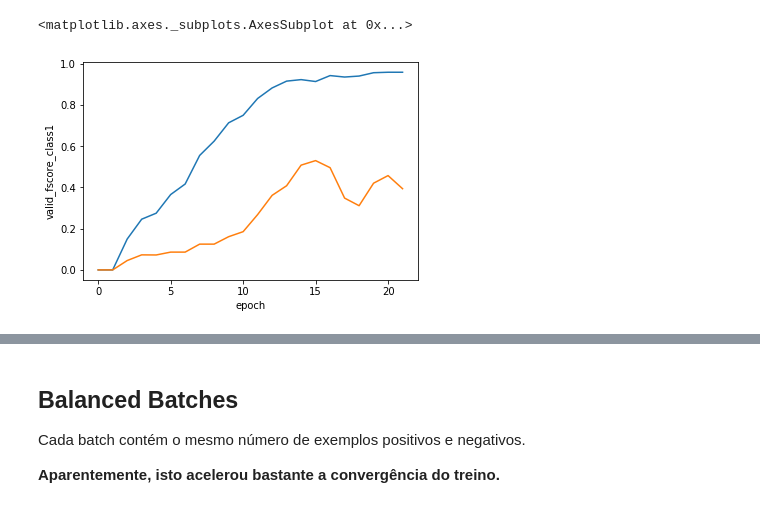
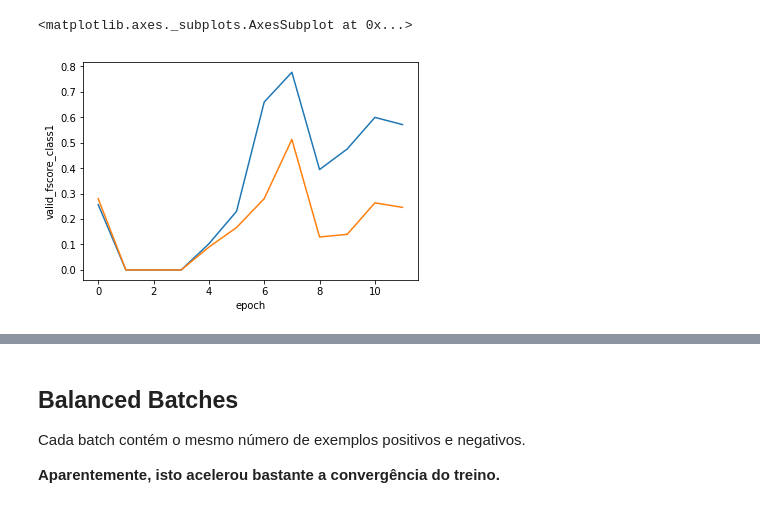
Before and after one commit to eraldoluis/textcnn, a Jupyter notebook: notebooks/test_parse_results.ipynb, the cells around one changed output, grey strips where cells are left out. Cells and saved outputs as stored; diff of their text form; code cells hidden in the pictures.

```diff
--- a/notebooks/test_parse_results.ipynb
+++ b/notebooks/test_parse_results.ipynb
@@ -32,8 +35,8 @@ def stack_dfs_subdirs(path, f_name):
     return pd.DataFrame(ds)
 # %%
-df = pd.DataFrame(linear_dicts_from_file("../results/out_train_20191117-132643-502882/res_perepoch.json"))
+df = pd.DataFrame(linear_dicts_from_file("../results/out_train_20191126-200229-350501/res_perepoch.json"))
 sns.lineplot(x="epoch", y="train_fscore_class1", data=df)
 sns.lineplot(x="epoch", y="valid_fscore_class1", data=df)
 # %% [output]
 <matplotlib.axes._subplots.AxesSubplot at 0x...>
-[figure, old version]
+[figure, new version]
```
Also changed, not shown: parts of 22 cells of this notebook, 54 other files.
